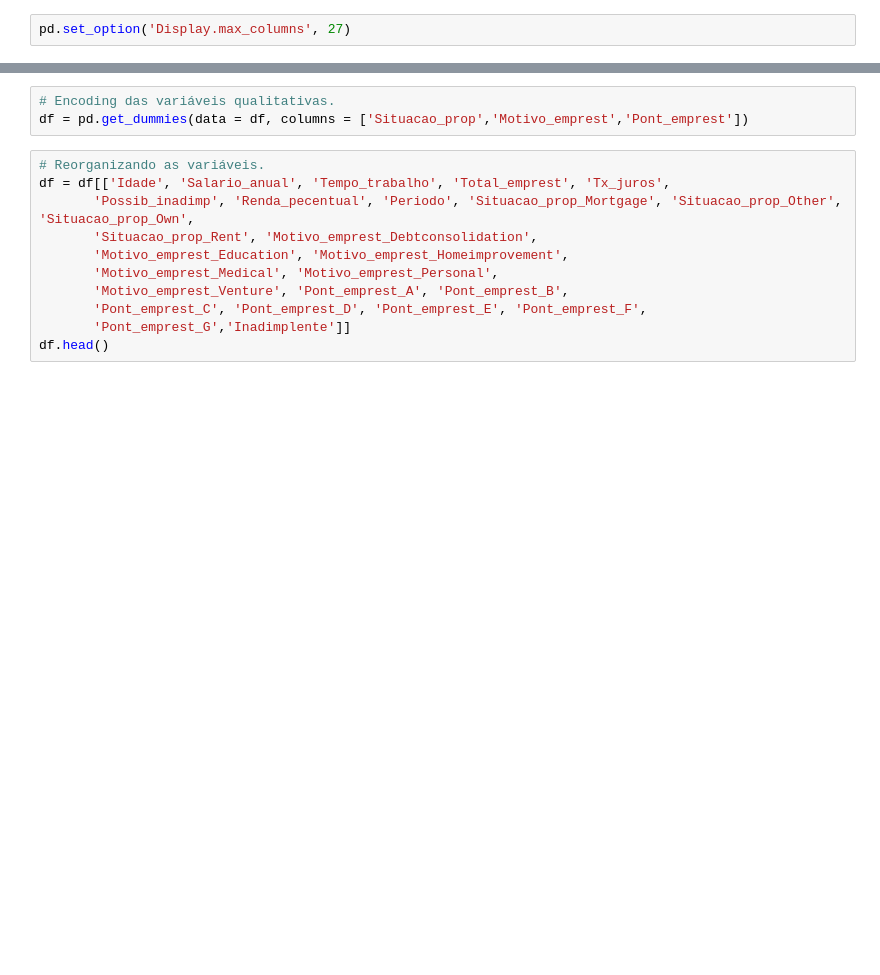
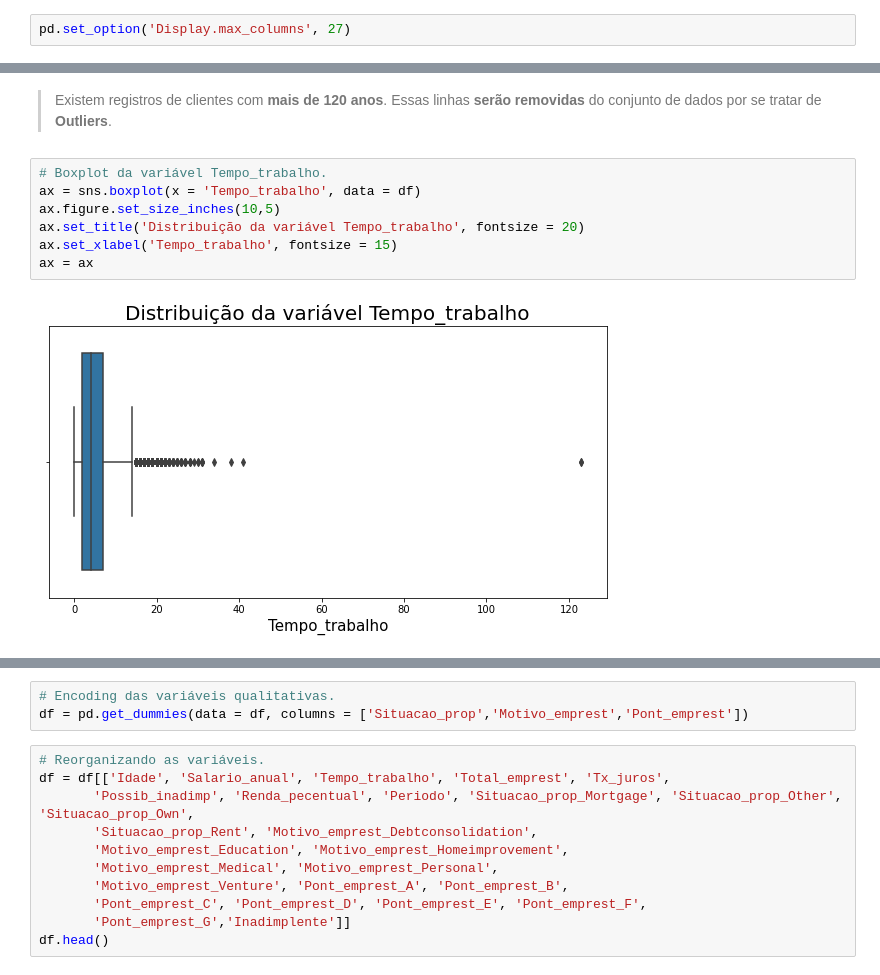
Before and after one commit to MateusSampaio1/Alura_Cash, a Jupyter notebook: Notebook/AluraCash_1°Semana.ipynb, the cells around one changed output, grey strips where cells are left out. Drawn from its saved outputs; the diff is of its cells as text; blank space fills up the shorter version.

```diff
--- a/Notebook/AluraCash_1°Semana.ipynb
+++ b/Notebook/AluraCash_1°Semana.ipynb
@@ -67,0 +201,11 @@ df
+# %% [markdown]
+> Existem registros de clientes com **mais de 120 anos**. Essas linhas **serão removidas** do conjunto de dados por se tratar de **Outliers**.
+# %%
+# Boxplot da variável Tempo_trabalho.
+ax = sns.boxplot(x = 'Tempo_trabalho', data = df)
+ax.figure.set_size_inches(10,5)
+ax.set_title('Distribuição da variável Tempo_trabalho', fontsize = 20)
+ax.set_xlabel('Tempo_trabalho', fontsize = 15)
+ax = ax
+# %% [output]
+[figure, added]
```
Also changed, not shown: parts of 63 cells of this notebook.
